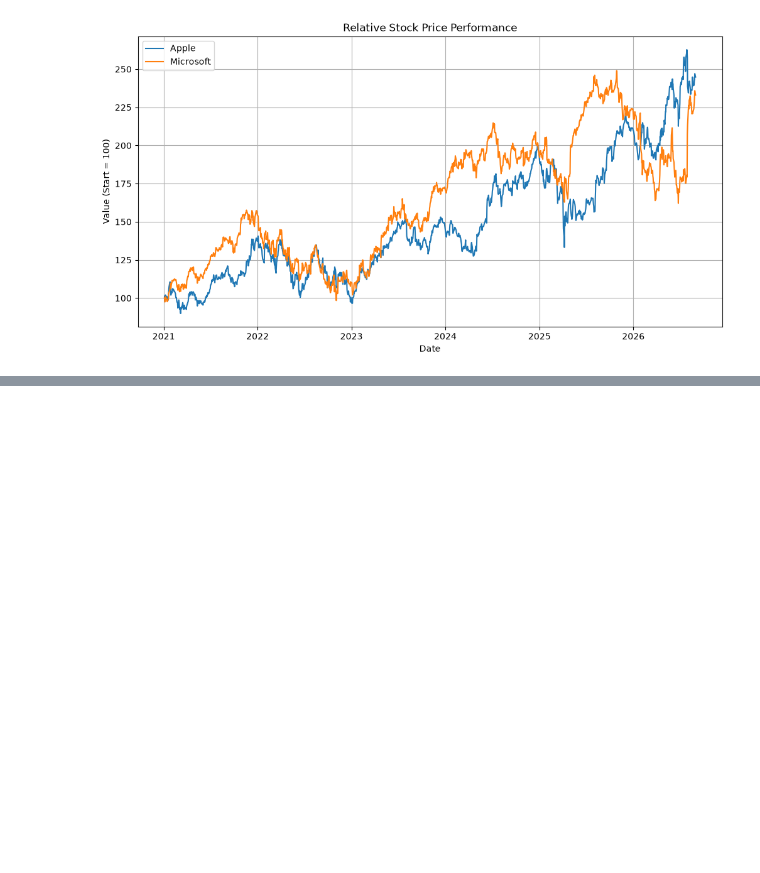
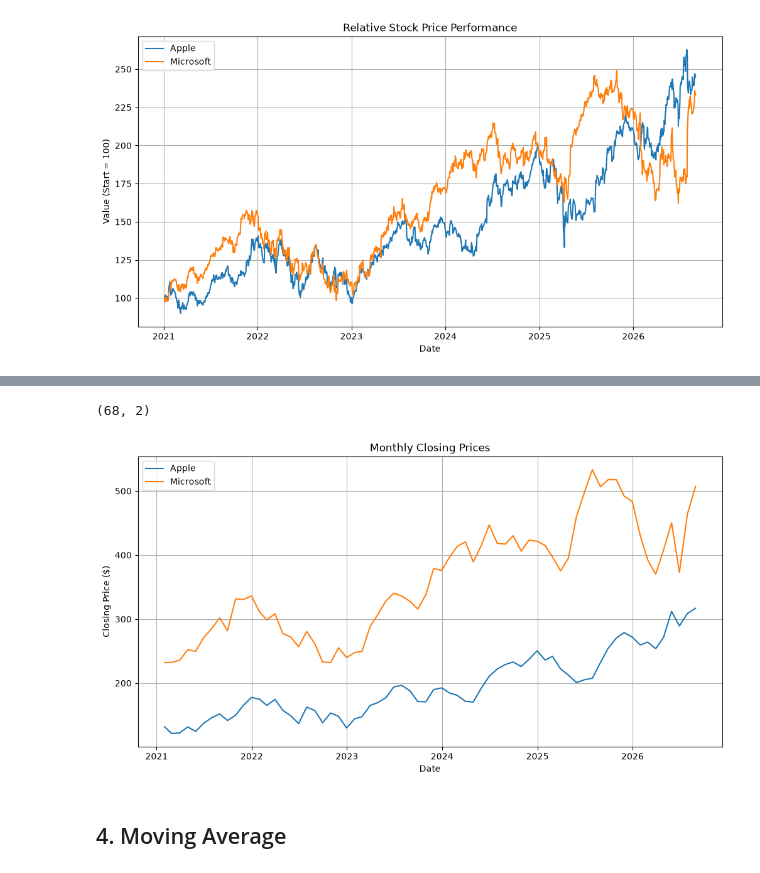
Before and after one commit to dangg29/stock-price-analysis, a Jupyter notebook: stock-price-analysis.ipynb, the cells around one changed output, grey strips where cells are left out. Saved outputs shown, nothing was run; the diff lists cells and outputs as text; code cells hidden in the pictures; blank space fills up the shorter version.

```diff
--- a/stock-price-analysis.ipynb
+++ b/stock-price-analysis.ipynb
@@ -184,0 +232,3 @@ plt.show()
+# %%
+monthly_close = close.resample("ME").last()
+monthly_close.head()
@@ -184,0 +243,30 @@ plt.show()
+# %%
+monthly_close.shape
+# %% [output]
+(68, 2)
+# %%
+plt.figure(figsize=(12, 6))
+
+plt.plot(
+    monthly_close.index,
+    monthly_close["AAPL"],
+    label="Apple"
+)
+
+plt.plot(
+    monthly_close.index,
+    monthly_close["MSFT"],
+    label="Microsoft"
+)
+
+plt.title("Monthly Closing Prices")
+plt.xlabel("Date")
+plt.ylabel("Closing Price ($)")
+plt.legend()
+plt.grid(True)
+
+plt.show()
+# %% [output]
+[figure, added]
+# %% [markdown]
+## 4. Moving Average
```
Also changed, not shown: parts of 19 cells of this notebook.
